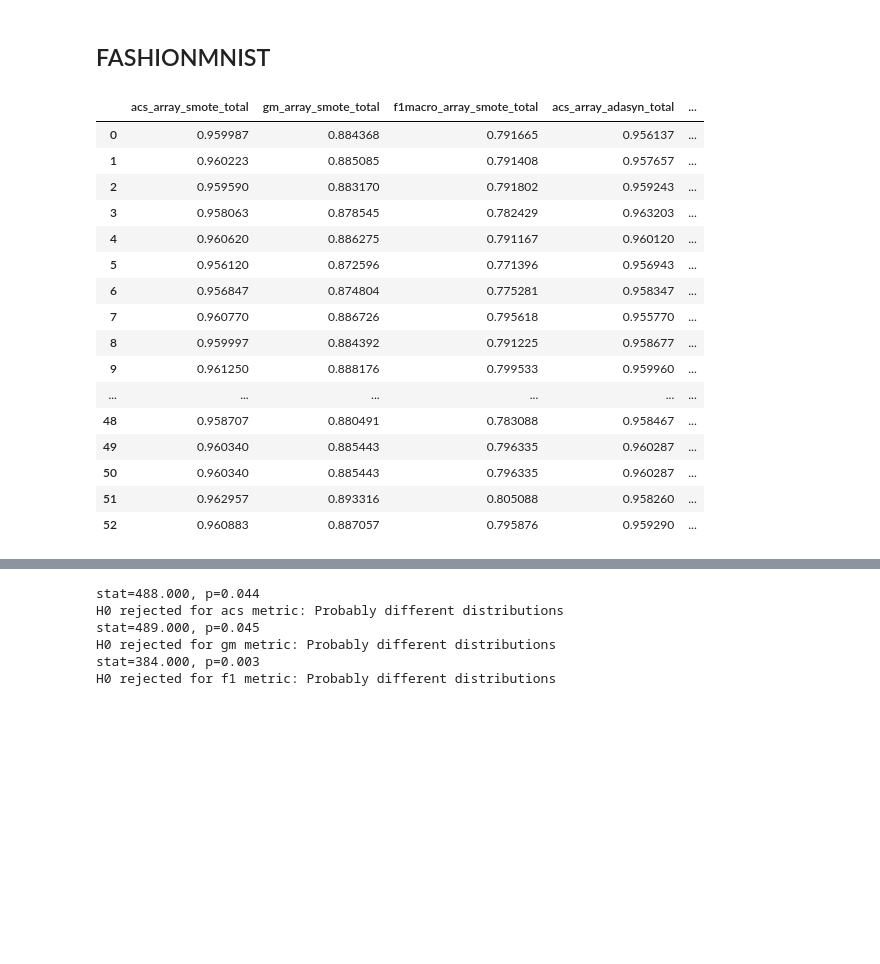
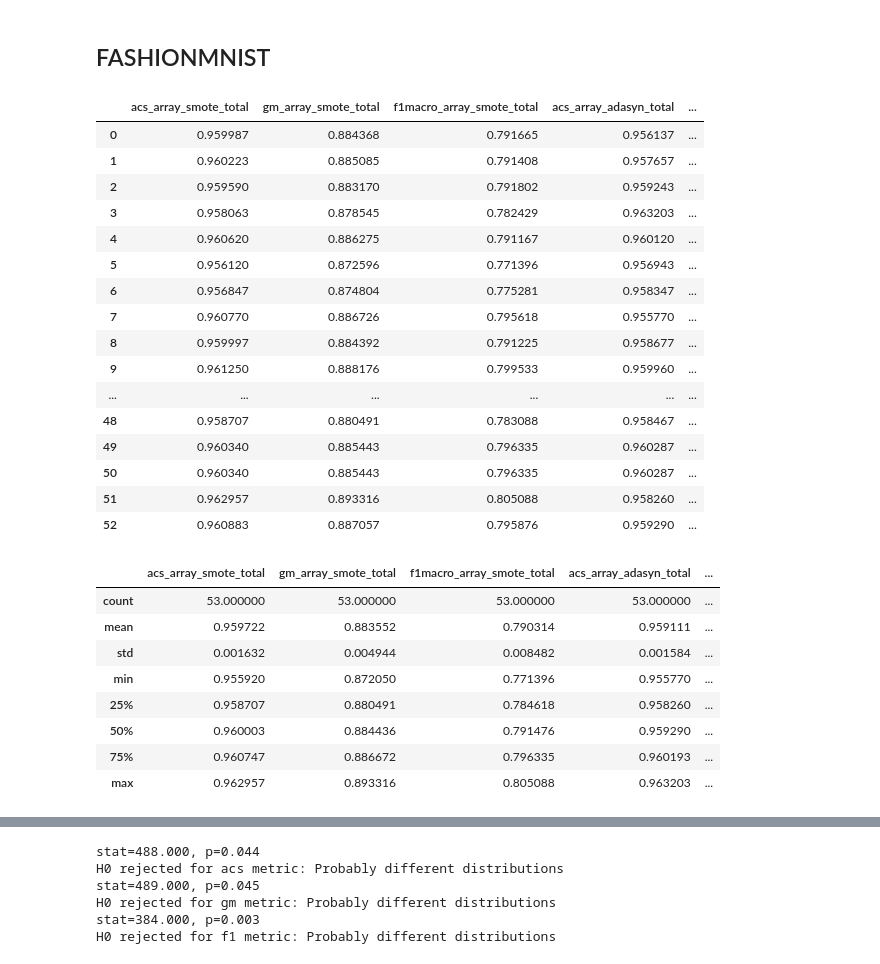
Before and after one commit to thiagom123/Redes-Neurais-2022-1, a Jupyter notebook: Projeto/Testes_estatisticos.ipynb, the cells around one changed output, grey strips where cells are left out. Drawn from its saved outputs; the diff is of its cells as text; code cells hidden in the pictures; blank space fills up the shorter version.

```diff
--- a/Projeto/Testes_estatisticos.ipynb
+++ b/Projeto/Testes_estatisticos.ipynb
@@ -53,23 +98,35 @@ H0 rejected for f1 metric: Probably different distributions
 ## FASHIONMNIST
 # %%
 result_df = pd.read_csv('data_projeto/data_FMNIST.csv', header=[0])
+result_df
+# %% [output]
+|  | acs_array_smote_total | gm_array_smote_total | f1macro_array_smote_total | acs_array_adasyn_total | ... |
+| 0 | 0.959987 | 0.884368 | 0.791665 | 0.956137 | ... |
+| 1 | 0.960223 | 0.885085 | 0.791408 | 0.957657 | ... |
+| 2 | 0.959590 | 0.883170 | 0.791802 | 0.959243 | ... |
+| 3 | 0.958063 | 0.878545 | 0.782429 | 0.963203 | ... |
+| 4 | 0.960620 | 0.886275 | 0.791167 | 0.960120 | ... |
+| 5 | 0.956120 | 0.872596 | 0.771396 | 0.956943 | ... |
+| 6 | 0.956847 | 0.874804 | 0.775281 | 0.958347 | ... |
+| 7 | 0.960770 | 0.886726 | 0.795618 | 0.955770 | ... |
+| 8 | 0.959997 | 0.884392 | 0.791225 | 0.958677 | ... |
+| 9 | 0.961250 | 0.888176 | 0.799533 | 0.959960 | ... |
+| ... | ... | ... | ... | ... | ... |
+| 48 | 0.958707 | 0.880491 | 0.783088 | 0.958467 | ... |
+| 49 | 0.960340 | 0.885443 | 0.796335 | 0.960287 | ... |
+| 50 | 0.960340 | 0.885443 | 0.796335 | 0.960287 | ... |
+| 51 | 0.962957 | 0.893316 | 0.805088 | 0.958260 | ... |
+| 52 | 0.960883 | 0.887057 | 0.795876 | 0.959290 | ... |
-# %%
-result_df
-# %% [output]
-|  | acs_array_smote_total | gm_array_smote_total | f1macro_array_smote_total | acs_array_adasyn_total | ... |
-| 0 | 0.959987 | 0.884368 | 0.791665 | 0.956137 | ... |
-| 1 | 0.960223 | 0.885085 | 0.791408 | 0.957657 | ... |
-| 2 | 0.959590 | 0.883170 | 0.791802 | 0.959243 | ... |
-| 3 | 0.958063 | 0.878545 | 0.782429 | 0.963203 | ... |
-| 4 | 0.960620 | 0.886275 | 0.791167 | 0.960120 | ... |
-| 5 | 0.956120 | 0.872596 | 0.771396 | 0.956943 | ... |
-| 6 | 0.956847 | 0.874804 | 0.775281 | 0.958347 | ... |
-| 7 | 0.960770 | 0.886726 | 0.795618 | 0.955770 | ... |
-| 8 | 0.959997 | 0.884392 | 0.791225 | 0.958677 | ... |
-| 9 | 0.961250 | 0.888176 | 0.799533 | 0.959960 | ... |
-| ... | ... | ... | ... | ... | ... |
-| 48 | 0.958707 | 0.880491 | 0.783088 | 0.958467 | ... |
-| 49 | 0.960340 | 0.885443 | 0.796335 | 0.960287 | ... |
-| 50 | 0.960340 | 0.885443 | 0.796335 | 0.960287 | ... |
-| 51 | 0.962957 | 0.893316 | 0.805088 | 0.958260 | ... |
-| 52 | 0.960883 | 0.887057 | 0.795876 | 0.959290 | ... |
+# %%
+df_mean = result_df.describe()
+df_mean
+# %% [output]
+|  | acs_array_smote_total | gm_array_smote_total | f1macro_array_smote_total | acs_array_adasyn_total | ... |
+| count | 53.000000 | 53.000000 | 53.000000 | 53.000000 | ... |
+| mean | 0.959722 | 0.883552 | 0.790314 | 0.959111 | ... |
+| std | 0.001632 | 0.004944 | 0.008482 | 0.001584 | ... |
+| min | 0.955920 | 0.872050 | 0.771396 | 0.955770 | ... |
+| 25% | 0.958707 | 0.880491 | 0.784618 | 0.958260 | ... |
+| 50% | 0.960003 | 0.884436 | 0.791476 | 0.959290 | ... |
+| 75% | 0.960747 | 0.886672 | 0.796335 | 0.960193 | ... |
+| max | 0.962957 | 0.893316 | 0.805088 | 0.963203 | ... |
```
Also changed, not shown: parts of 9 cells of this notebook.
